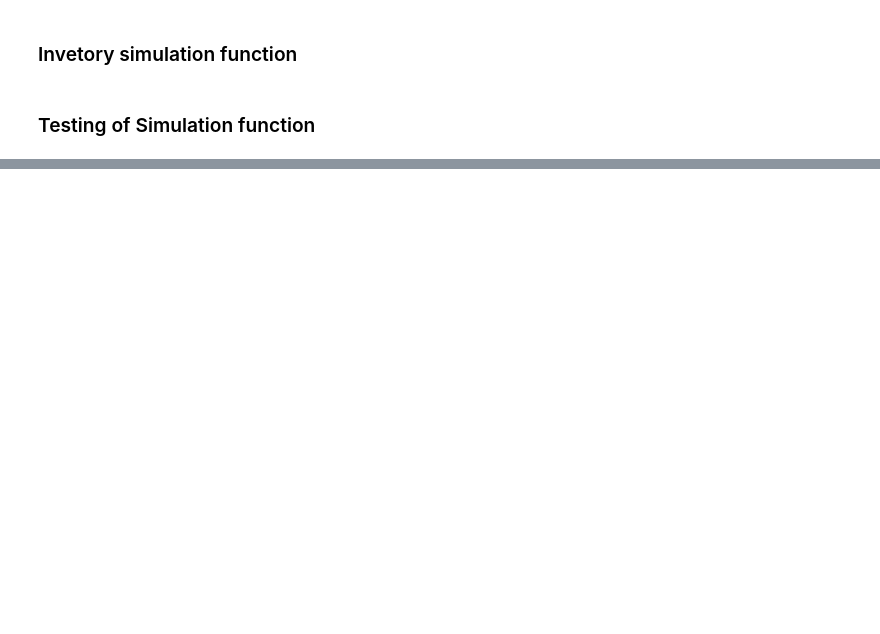
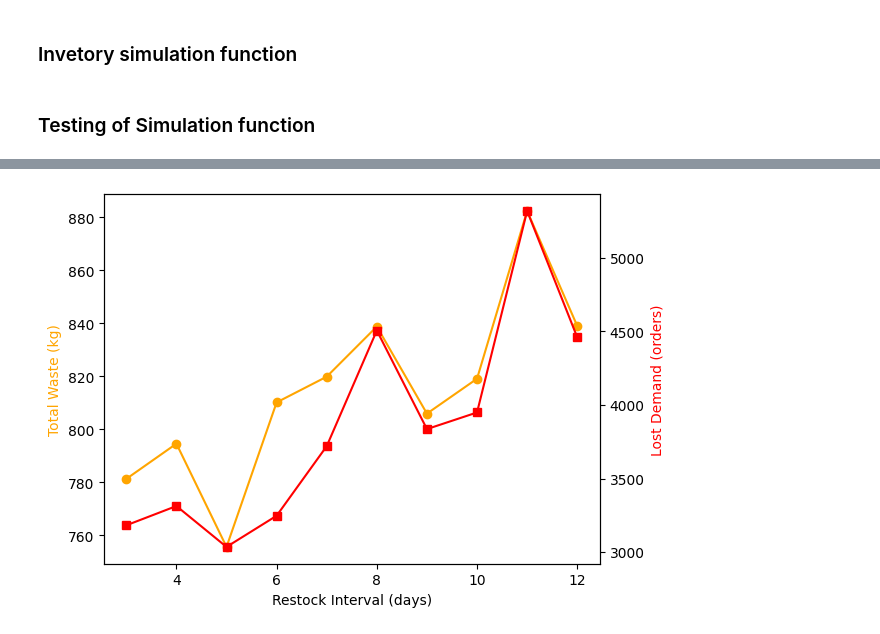
Before and after one commit to dominiquep13/restaurant_menu_optimizer_INVENTORY, a Jupyter notebook: inventory_tracking.ipynb, the cells around one changed output, grey strips where cells are left out. Cells and saved outputs as stored; diff of their text form; code cells hidden in the pictures; blank space fills up the shorter version.

```diff
--- a/inventory_tracking.ipynb
+++ b/inventory_tracking.ipynb
@@ -237,14 +339,14 @@ def calculate_initial_inventory_parameters(daily_ingredient_usage, ingredient_ma
 
     for ingredient in daily_ingredient_usage.columns:
         # Initial stock: total demand in first 2 weeks * 2.2
-        initial_stock = first_two_weeks[ingredient].sum() * 1.53
+        initial_stock = first_two_weeks[ingredient].sum() * 2.2
 
         # Maximum stock: max daily demand in first 3 months * 0.95
         max_daily_demand = first_three_months[ingredient].max()
-        max_stock = max_daily_demand * 1.49
+        max_stock = max_daily_demand * 0.95
 
         # Minimum stock: same as max daily demand (manually triggered)
-        min_stock = max_daily_demand*0.41
+        min_stock = max_daily_demand*0.5
 
         # Shelf life
         shelf_life = shelf_life_days.get(ingredient, 7)  # default 7 days
@@ -623,3 +631,19 @@ Best score: 1943.3285
+# %%
+fig, ax = plt.subplots()
+
+# Waste on left y-axis
+ax.plot(results_df.index, results_df['waste_total_kg'], 'o-', color='orange')
+ax.set_xlabel('Restock Interval (days)')
+ax.set_ylabel('Total Waste (kg)', color='orange')
+
+# Lost demand on right y-axis
+ax2 = ax.twinx()
+ax2.plot(results_df.index, results_df['lost_demand'], 's-', color='red')
+ax2.set_ylabel('Lost Demand (orders)', color='red')
+
+plt.show()
+# %% [output]
+[figure, added]
 # %%
 # Multi-Alpha Optimization Analysis
 import matplotlib.pyplot as plt
```
Also changed, not shown: parts of 13 cells of this notebook, 3 other files.
